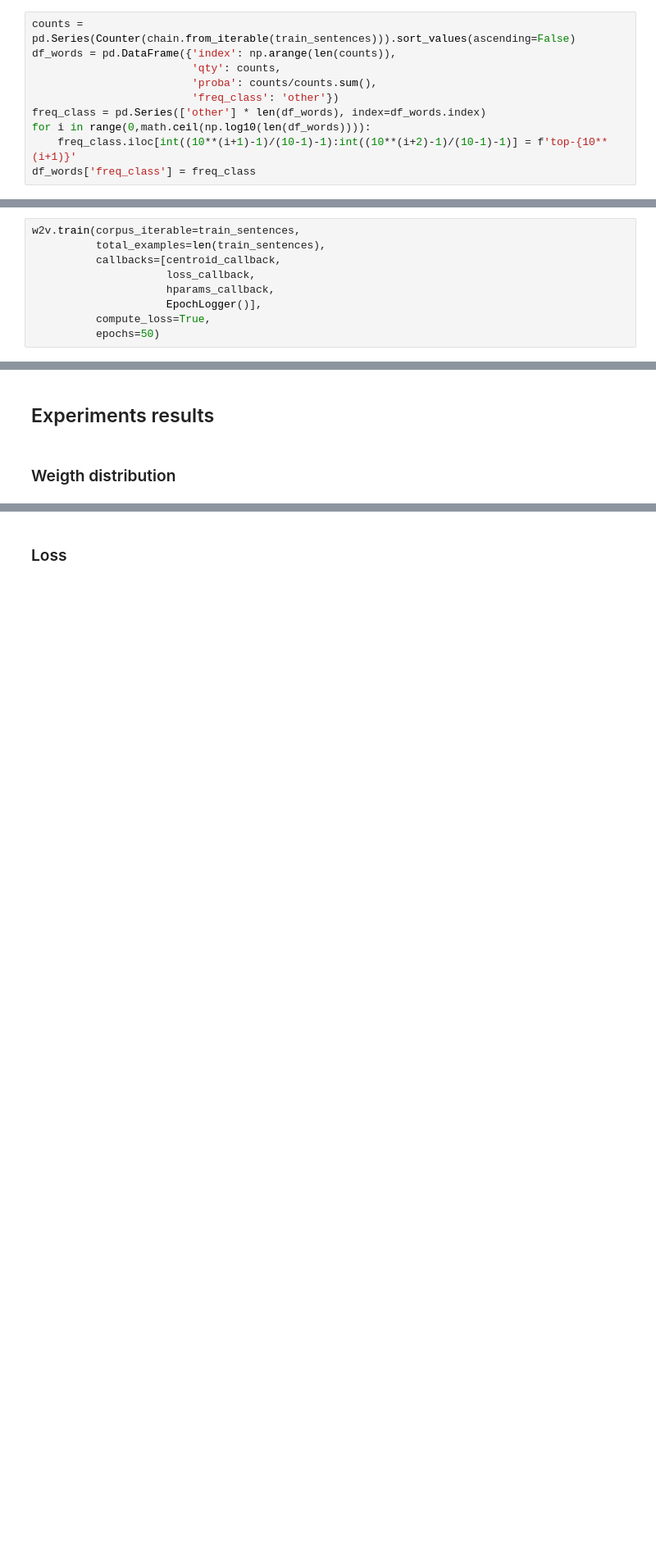
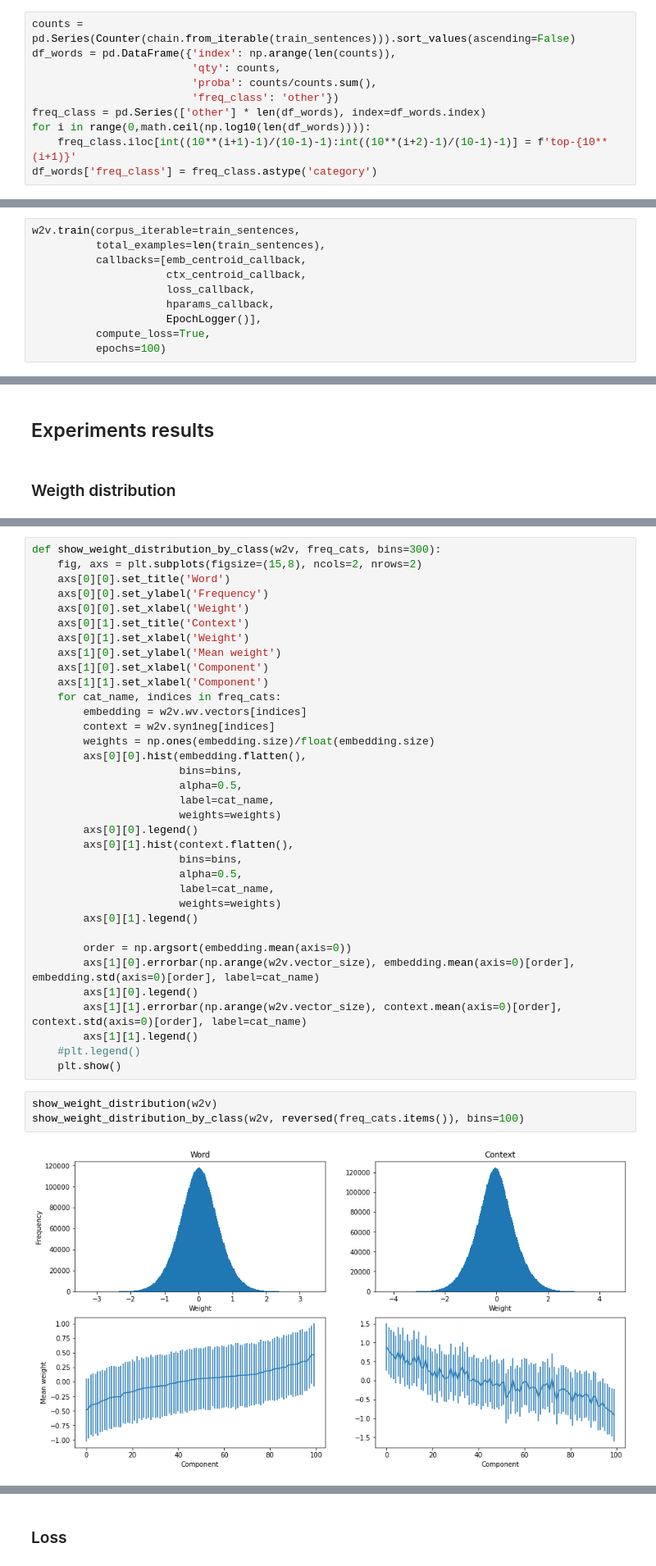
Before and after one commit to juancruzsosa/thesis, a Jupyter notebook: W2V_Stability.ipynb, the cells around one changed output, grey strips where cells are left out. Shown: that part at 82% size. Drawn from its saved outputs; the diff is of its cells as text; blank space fills up the shorter version.

```diff
--- a/W2V_Stability.ipynb
+++ b/W2V_Stability.ipynb
@@ -113,7 +113,7 @@ df_words = pd.DataFrame({'index': np.arange(len(counts)),
 freq_class = pd.Series(['other'] * len(df_words), index=df_words.index)
 for i in range(0,math.ceil(np.log10(len(df_words)))):
     freq_class.iloc[int((10**(i+1)-1)/(10-1)-1):int((10**(i+2)-1)/(10-1)-1)] = f'top-{10**(i+1)}'
-df_words['freq_class'] = freq_class
+df_words['freq_class'] = freq_class.astype('category')
 # %% [markdown]
 ## Dataset Exploration
 # %% [markdown]
@@ -236,10 +245,11 @@ show_weight_distribution(w2v)
 # %%
 w2v.train(corpus_iterable=train_sentences,
           total_examples=len(train_sentences),
-          callbacks=[centroid_callback,
+          callbacks=[emb_centroid_callback,
+                     ctx_centroid_callback,
                      loss_callback,
                      hparams_callback,
                      EpochLogger()],
           compute_loss=True,
-          epochs=50)
+          epochs=100)
 # %% [output]
@@ -293,0 +279,40 @@ show_weight_distribution(w2v)
+# %%
+def show_weight_distribution_by_class(w2v, freq_cats, bins=300):
+    fig, axs = plt.subplots(figsize=(15,8), ncols=2, nrows=2)
+    axs[0][0].set_title('Word')
+    axs[0][0].set_ylabel('Frequency')
+    axs[0][0].set_xlabel('Weight')
+    axs[0][1].set_title('Context')
+    axs[0][1].set_xlabel('Weight')
+    axs[1][0].set_ylabel('Mean weight')
+    axs[1][0].set_xlabel('Component')
+    axs[1][1].set_xlabel('Component')
+    for cat_name, indices in freq_cats:
+        embedding = w2v.wv.vectors[indices]
+        context = w2v.syn1neg[indices]
+        weights = np.ones(embedding.size)/float(embedding.size)
+        axs[0][0].hist(embedding.flatten(),
+                       bins=bins,
+                       alpha=0.5,
+                       label=cat_name,
+                       weights=weights)
+        axs[0][0].legend()
+        axs[0][1].hist(context.flatten(),
+                       bins=bins,
+                       alpha=0.5,
+                       label=cat_name,
+                       weights=weights)
+        axs[0][1].legend()
+
+        order = np.argsort(embedding.mean(axis=0))
+        axs[1][0].errorbar(np.arange(w2v.vector_size), embedding.mean(axis=0)[order], embedding.std(axis=0)[order], label=cat_name)
+        axs[1][0].legend()
+        axs[1][1].errorbar(np.arange(w2v.vector_size), context.mean(axis=0)[order], context.std(axis=0)[order], label=cat_name)
+        axs[1][1].legend()
+    #plt.legend()
+    plt.show()
+# %%
+show_weight_distribution(w2v)
+show_weight_distribution_by_class(w2v, reversed(freq_cats.items()), bins=100)
+# %% [output]
+[figure, added]
```
Also changed, not shown: parts of 16 cells of this notebook, 1 other file.
